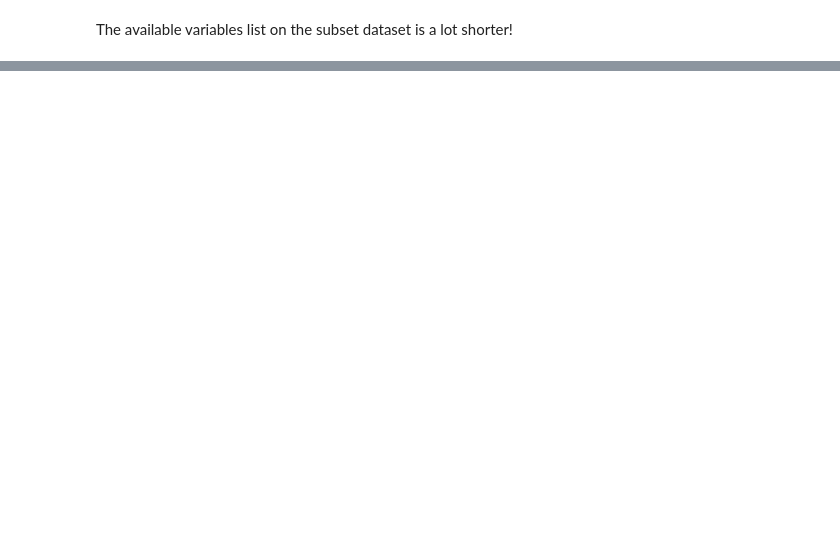
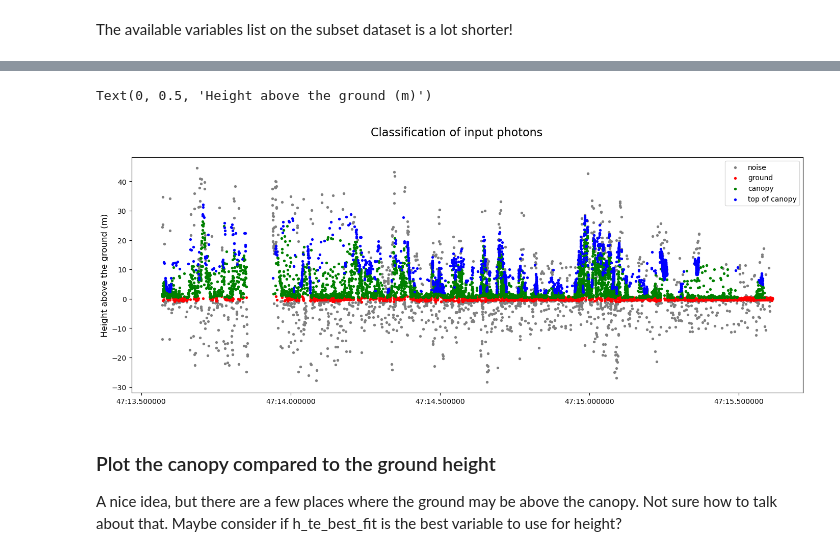
Before and after one commit to NASA-Openscapes/2023-ssc, a Jupyter notebook: tutorials/data-access/icepyx.ipynb, the cells around one changed output, grey strips where cells are left out. Saved outputs shown, nothing was run; the diff lists cells and outputs as text; code cells hidden in the pictures; blank space fills up the shorter version.

```diff
--- a/tutorials/data-access/icepyx.ipynb
+++ b/tutorials/data-access/icepyx.ipynb
@@ -247,0 +316,24 @@ gt1l = ds.where(ds.gt == 'gt1l')
+# %%
+# A plot with more customization
+fig, ax = plt.subplots()
+fig.set_size_inches(17, 6)
+fig.suptitle('Classification of input photons', size=16)
+
+labels={0: 'noise', 1: 'ground', 2: 'canopy', 3: 'top of canopy'}
+colors={0: 'grey', 1: 'red', 2: 'green', 3: 'blue'}
+
+for g in np.unique(gt1l.classed_pc_flag[0]):
+    if not math.isnan(g):
+        ds_group = gt1l.where(gt1l.classed_pc_flag == g, drop=True)
+        ax.scatter(x=ds_group.delta_time, y=ds_group.ph_h, c=colors[g],
+                   label=labels[g], s=8)
+ax.legend()
+
+ax.set_ylabel('Height above the ground (m)', size=12)
+# %% [output]
+Text(0, 0.5, 'Height above the ground (m)')
+[figure, added]
+# %% [markdown]
+### Plot the canopy compared to the ground height
+
+A nice idea, but there are a few places where the ground may be above the canopy. Not sure how to talk about that. Maybe consider if h_te_best_fit is the best variable to use for height?
```
Also changed, not shown: parts of 52 cells of this notebook, 1 other file.
